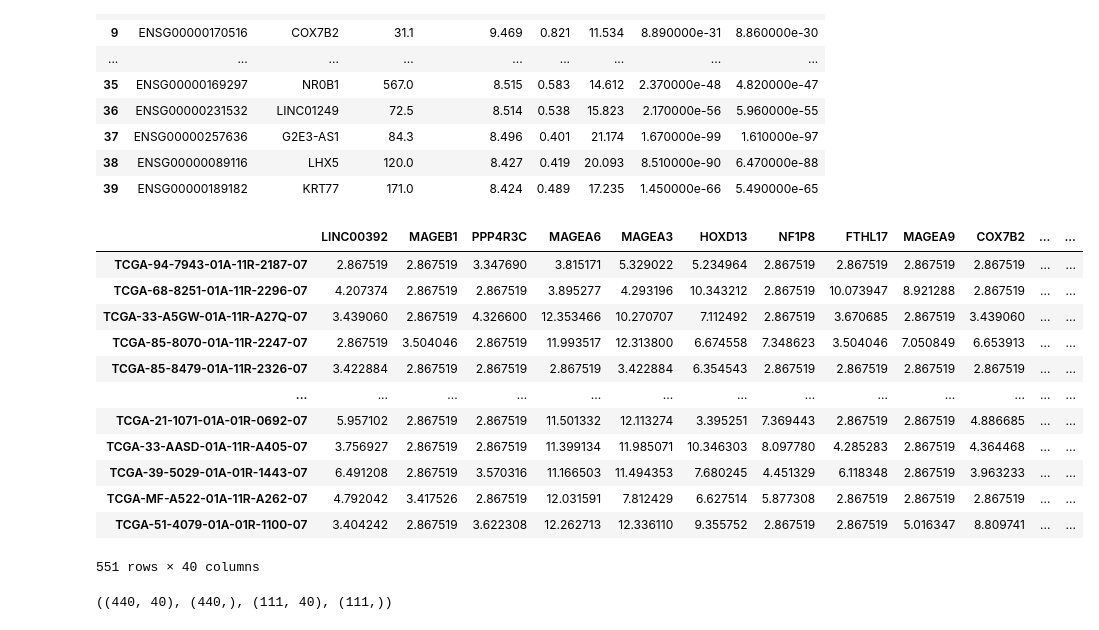
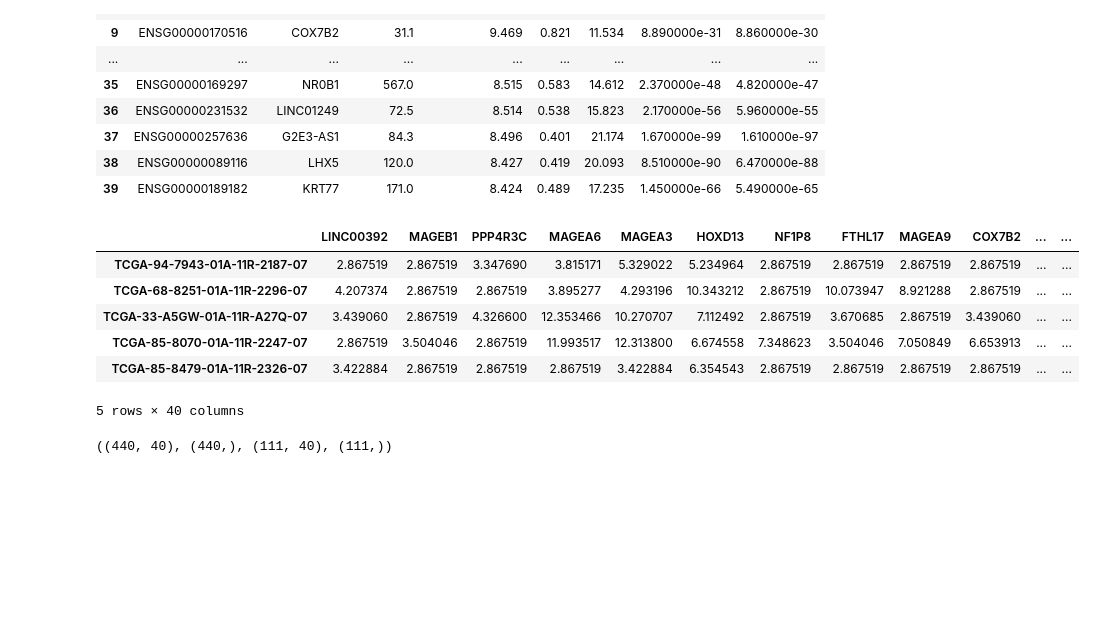
Before and after one commit to FirasSadiyah/TCGA_ML, a Jupyter notebook: 04_MachineLearning.ipynb, the cells around one changed output. Drawn from its saved outputs; the diff is of its cells as text; code cells hidden in the pictures; blank space fills up the shorter version.

```diff
--- a/04_MachineLearning.ipynb
+++ b/04_MachineLearning.ipynb
@@ -136,22 +129,16 @@ ranked_genes.iloc[:40,:]
 # %%
 # let's subset the feature matrix to keep only top 40 ranked genes
 features_genes40 = features.filter(ranked_genes40['ensembl_gene_id'])
 # rename columns: Ensembl Ids -> RefSeq Ids
 features_genes40.rename(columns = dict(zip(ranked_genes40['ensembl_gene_id'], ranked_genes40['hgnc_symbol'])), inplace= True)
-features_genes40
+features_genes40.head()
 # %% [output]
 |  | LINC00392 | MAGEB1 | PPP4R3C | MAGEA6 | MAGEA3 | HOXD13 | NF1P8 | FTHL17 | MAGEA9 | COX7B2 | ... | ... |
 | TCGA-94-7943-01A-11R-2187-07 | 2.867519 | 2.867519 | 3.347690 | 3.815171 | 5.329022 | 5.234964 | 2.867519 | 2.867519 | 2.867519 | 2.867519 | ... | ... |
 | TCGA-68-8251-01A-11R-2296-07 | 4.207374 | 2.867519 | 2.867519 | 3.895277 | 4.293196 | 10.343212 | 2.867519 | 10.073947 | 8.921288 | 2.867519 | ... | ... |
 | TCGA-33-A5GW-01A-11R-A27Q-07 | 3.439060 | 2.867519 | 4.326600 | 12.353466 | 10.270707 | 7.112492 | 2.867519 | 3.670685 | 2.867519 | 3.439060 | ... | ... |
 | TCGA-85-8070-01A-11R-2247-07 | 2.867519 | 3.504046 | 2.867519 | 11.993517 | 12.313800 | 6.674558 | 7.348623 | 3.504046 | 7.050849 | 6.653913 | ... | ... |
 | TCGA-85-8479-01A-11R-2326-07 | 3.422884 | 2.867519 | 2.867519 | 2.867519 | 3.422884 | 6.354543 | 2.867519 | 2.867519 | 2.867519 | 2.867519 | ... | ... |
-| ... | ... | ... | ... | ... | ... | ... | ... | ... | ... | ... | ... | ... |
-| TCGA-21-1071-01A-01R-0692-07 | 5.957102 | 2.867519 | 2.867519 | 11.501332 | 12.113274 | 3.395251 | 7.369443 | 2.867519 | 2.867519 | 4.886685 | ... | ... |
-| TCGA-33-AASD-01A-11R-A405-07 | 3.756927 | 2.867519 | 2.867519 | 11.399134 | 11.985071 | 10.346303 | 8.097780 | 4.285283 | 2.867519 | 4.364468 | ... | ... |
-| TCGA-39-5029-01A-01R-1443-07 | 6.491208 | 2.867519 | 3.570316 | 11.166503 | 11.494353 | 7.680245 | 4.451329 | 6.118348 | 2.867519 | 3.963233 | ... | ... |
-| TCGA-MF-A522-01A-11R-A262-07 | 4.792042 | 3.417526 | 2.867519 | 12.031591 | 7.812429 | 6.627514 | 5.877308 | 2.867519 | 2.867519 | 2.867519 | ... | ... |
-| TCGA-51-4079-01A-01R-1100-07 | 3.404242 | 2.867519 | 3.622308 | 12.262713 | 12.336110 | 9.355752 | 2.867519 | 2.867519 | 5.016347 | 8.809741 | ... | ... |
-551 rows × 40 columns
+5 rows × 40 columns
 # %%
 # let's split the dataset into training and testing sets
```
Also changed, not shown: parts of 30 cells of this notebook.
